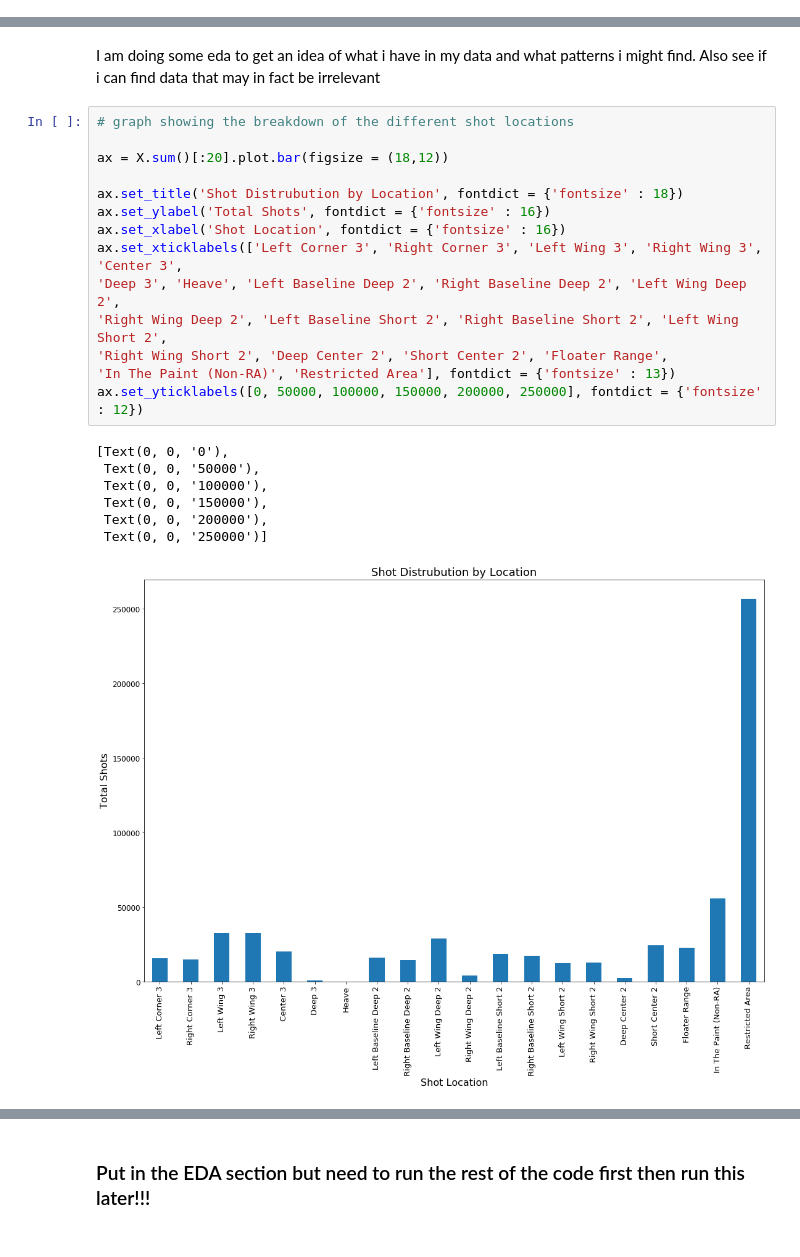
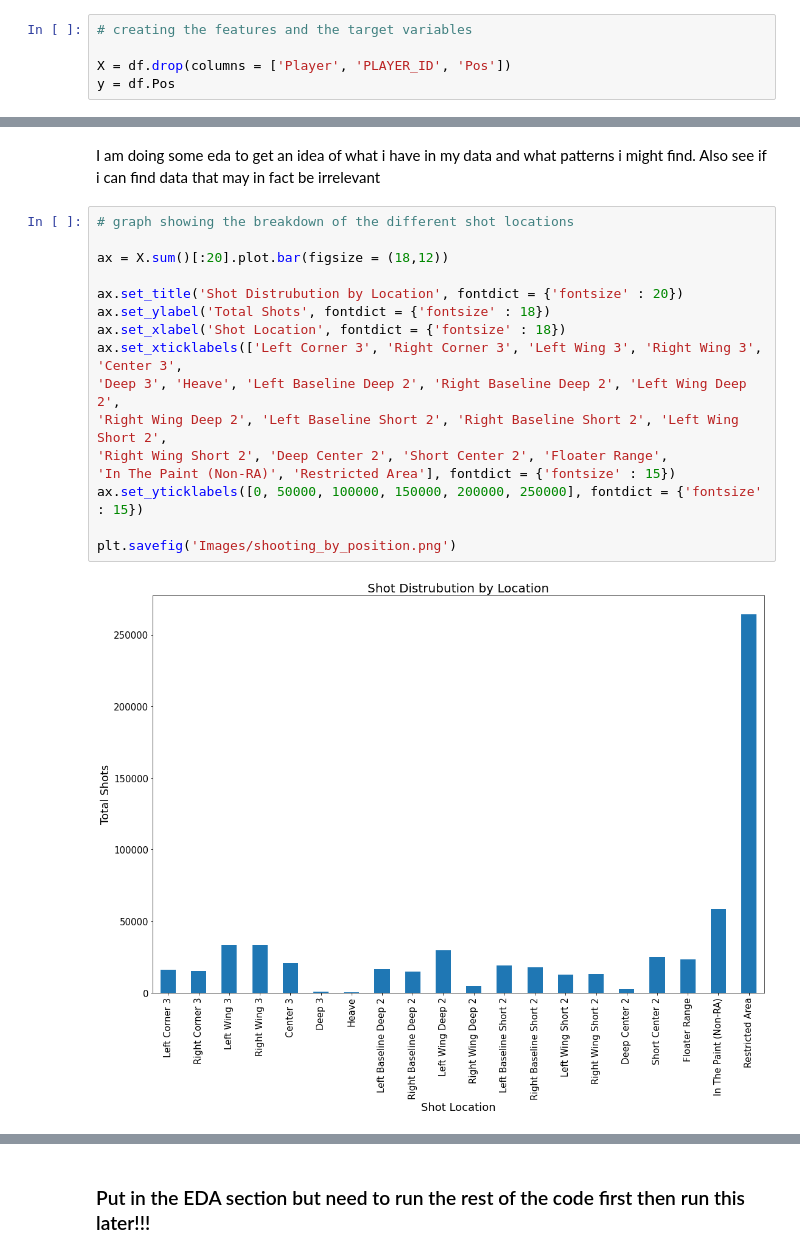
Before and after one commit to Ahila700/NBA_Position_Classifier, a Jupyter notebook: Modeling_and_EDA.ipynb, the cells around one changed output, grey strips where cells are left out. Cells and saved outputs as stored; diff of their text form.

```diff
--- a/Modeling_and_EDA.ipynb
+++ b/Modeling_and_EDA.ipynb
@@ -66,6 +66,11 @@ PF    352
 C     352
 SF    348
 Name: Pos, dtype: int64
+# %%
+# creating the features and the target variables
+
+X = df.drop(columns = ['Player', 'PLAYER_ID', 'Pos'])
+y = df.Pos
 # %% [markdown]
 # EDA
 # %% [markdown]
@@ -73,25 +78,21 @@ I am doing some eda to get an idea of what i have in my data and what patterns i
 # %%
 # graph showing the breakdown of the different shot locations
 
 ax = X.sum()[:20].plot.bar(figsize = (18,12))
 
-ax.set_title('Shot Distrubution by Location', fontdict = {'fontsize' : 18})
-ax.set_ylabel('Total Shots', fontdict = {'fontsize' : 16})
-ax.set_xlabel('Shot Location', fontdict = {'fontsize' : 16})
+ax.set_title('Shot Distrubution by Location', fontdict = {'fontsize' : 20})
+ax.set_ylabel('Total Shots', fontdict = {'fontsize' : 18})
+ax.set_xlabel('Shot Location', fontdict = {'fontsize' : 18})
 ax.set_xticklabels(['Left Corner 3', 'Right Corner 3', 'Left Wing 3', 'Right Wing 3', 'Center 3',
 'Deep 3', 'Heave', 'Left Baseline Deep 2', 'Right Baseline Deep 2', 'Left Wing Deep 2',
 'Right Wing Deep 2', 'Left Baseline Short 2', 'Right Baseline Short 2', 'Left Wing Short 2',
 'Right Wing Short 2', 'Deep Center 2', 'Short Center 2', 'Floater Range',
-'In The Paint (Non-RA)', 'Restricted Area'], fontdict = {'fontsize' : 13})
-ax.set_yticklabels([0, 50000, 100000, 150000, 200000, 250000], fontdict = {'fontsize' : 12})
+'In The Paint (Non-RA)', 'Restricted Area'], fontdict = {'fontsize' : 15})
+ax.set_yticklabels([0, 50000, 100000, 150000, 200000, 250000], fontdict = {'fontsize' : 15})
+
+plt.savefig('Images/shooting_by_position.png')
 # %% [output]
-[Text(0, 0, '0'),
- Text(0, 0, '50000'),
- Text(0, 0, '100000'),
- Text(0, 0, '150000'),
- Text(0, 0, '200000'),
- Text(0, 0, '250000')]
-[figure, old version]
+[figure, new version]
 # %%
 # Same breakdown but not including restricted area which is the large magority of shots
 
```
Also changed, not shown: parts of 10 cells of this notebook, 4 other files.
